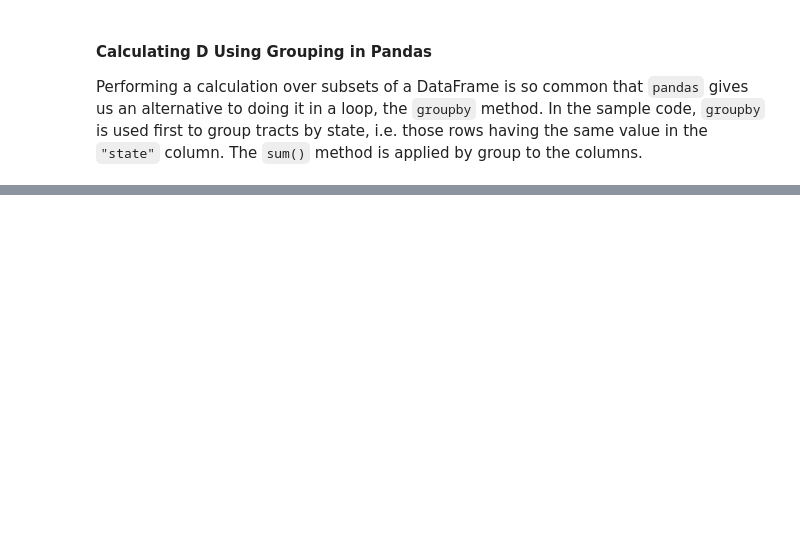
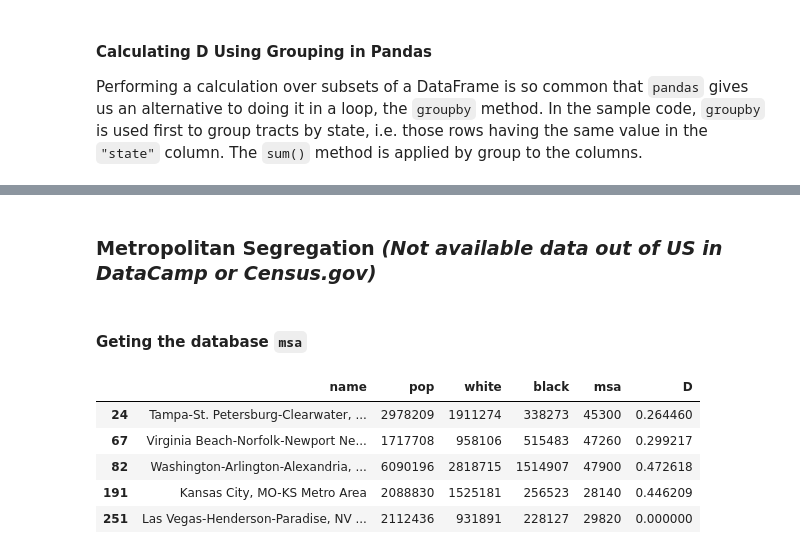
Before and after one commit to jgp-13/Analyzing_US_Census_Data_in_Python, a Jupyter notebook: notebooks/Measuring_Segregation.ipynb, the cells around one changed output, grey strips where cells are left out. Saved outputs shown, nothing was run; the diff lists cells and outputs as text; code cells hidden in the pictures; blank space fills up the shorter version.

```diff
--- a/notebooks/Measuring_Segregation.ipynb
+++ b/notebooks/Measuring_Segregation.ipynb
@@ -106,0 +167,25 @@ print(tracts.head(2))
+# %% [markdown]
+### Metropolitan Segregation ***(Not available data out of US in DataCamp or Census.gov)***
+# %% [markdown]
+#### Geting the database `msa`
+# %%
+# Build base URL
+HOST = "https://api.census.gov/data"
+year = "2017"
+dataset = "acs/acs5"
+base_url = "/".join([HOST, year, dataset])
+
+# Specify requested variables
+# B01001_001E = Total population (estimate)
+# B03002_003E = Nonhispanic White population (estimate)
+# B03002_004E = Nonhispanic Black population (estimate)
+
+# Specify requested variables
+get_vars = ["NAME", "B01001_001E", "B03002_003E", "B03002_004E"]
+# Create dictionary of predicates
+predicates = {}
+predicates["get"] = ",".join(get_vars)
+# Requested geography
+# The geography requires for each of the MSA's to request the data for the state and county.
+predicates["for"] = "metropolitan statistical area/micropolitan statistical area:*"
+r = requests.get(base_url, params=predicates)
@@ -106,0 +199,9 @@ print(tracts.head(2))
+# %%
+msa.head()
+# %% [output]
+|  | name | pop | white | black | msa | D |
+| 24 | Tampa-St. Petersburg-Clearwater, ... | 2978209 | 1911274 | 338273 | 45300 | 0.264460 |
+| 67 | Virginia Beach-Norfolk-Newport Ne... | 1717708 | 958106 | 515483 | 47260 | 0.299217 |
+| 82 | Washington-Arlington-Alexandria, ... | 6090196 | 2818715 | 1514907 | 47900 | 0.472618 |
+| 191 | Kansas City, MO-KS Metro Area | 2088830 | 1525181 | 256523 | 28140 | 0.446209 |
+| 251 | Las Vegas-Henderson-Paradise, NV ... | 2112436 | 931891 | 228127 | 29820 | 0.000000 |
```
Also changed, not shown: parts of 27 cells of this notebook, 2 other files.
